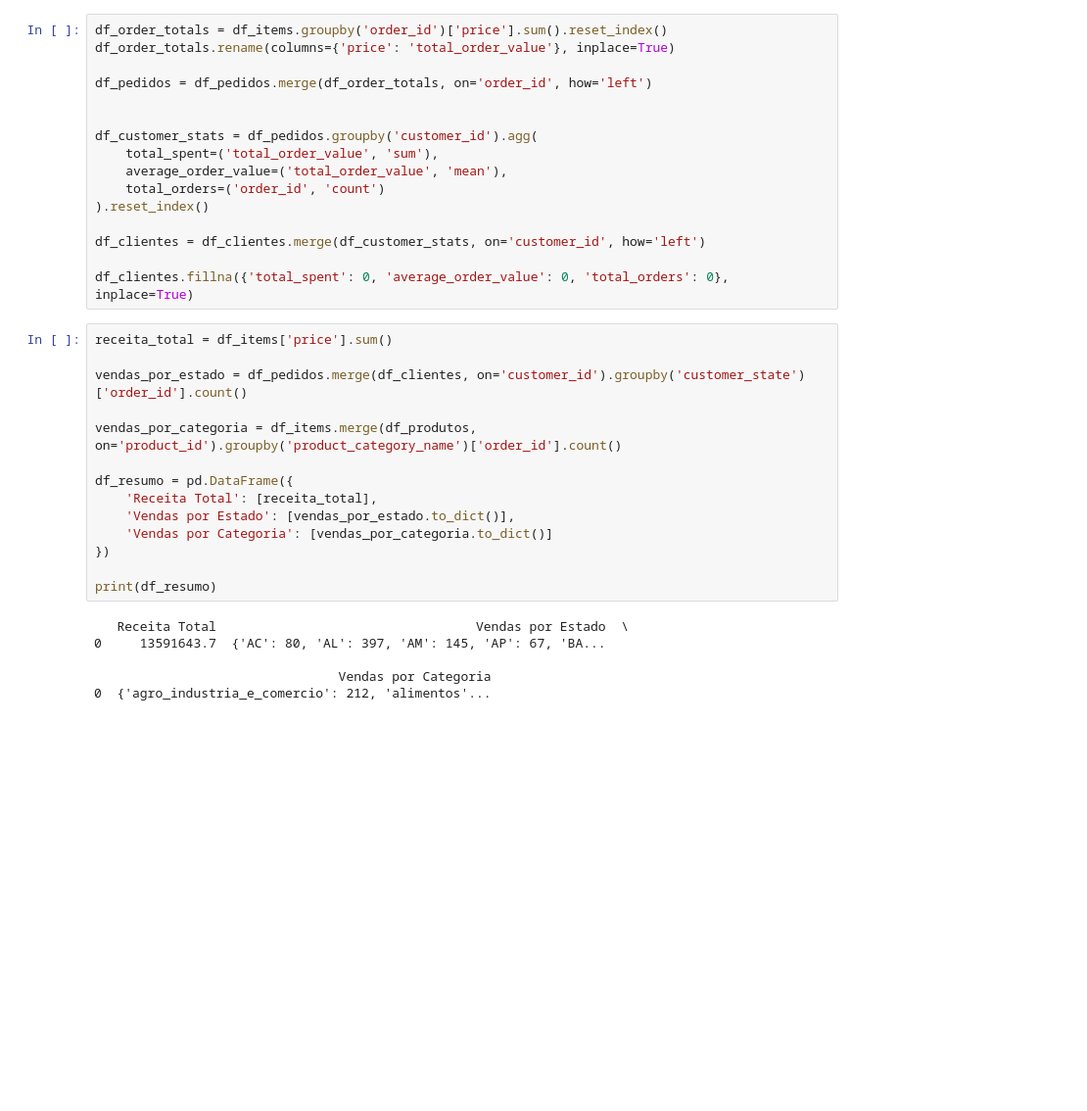
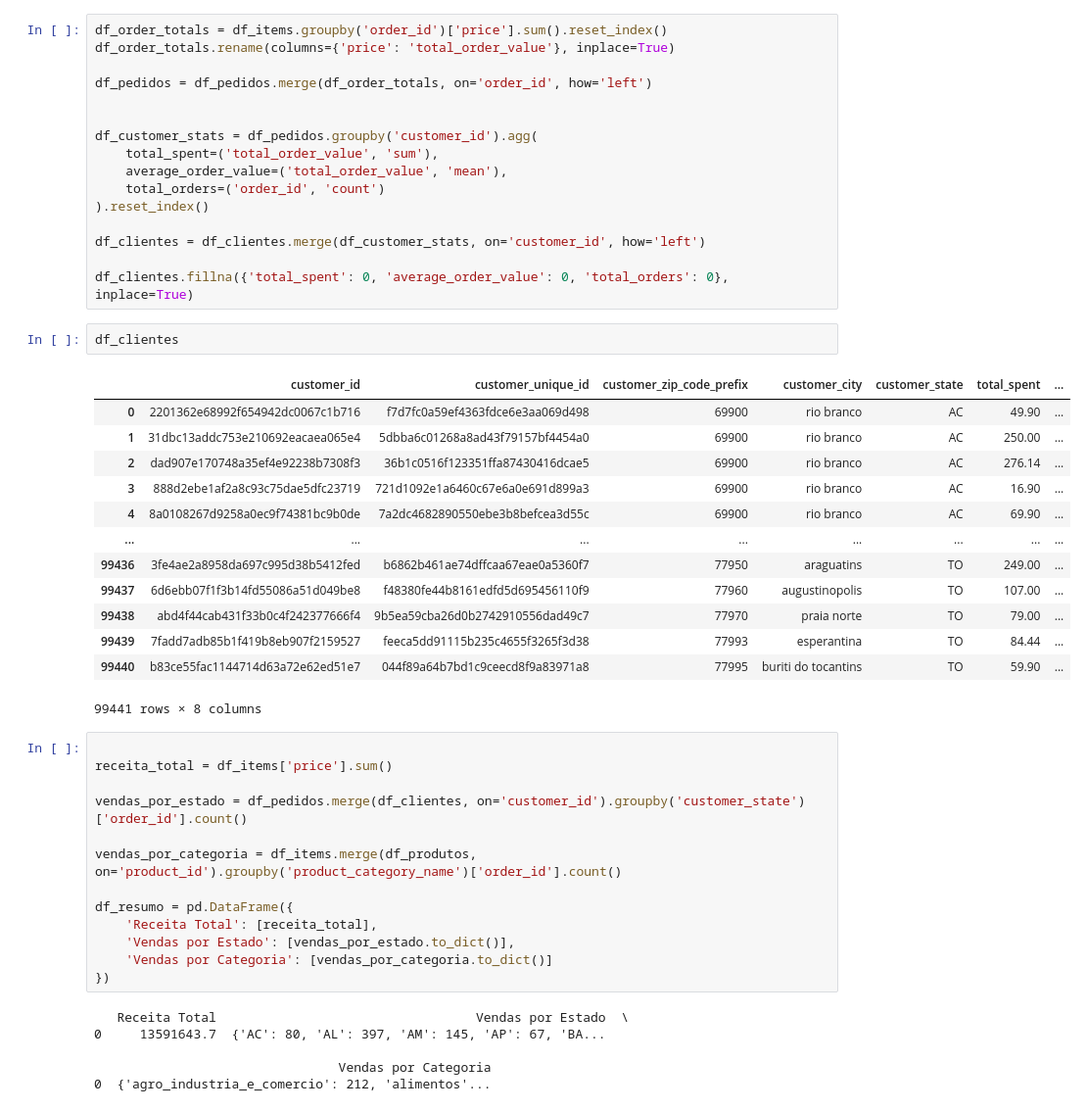
Before and after one commit to chicuti99/etl-ecommerce-brasil, a Jupyter notebook: Notebook_Amentoria.ipynb, the cells around one changed output. Shown at 98% size. Saved outputs shown, nothing was run; the diff lists cells and outputs as text; blank space fills up the shorter version.

```diff
--- a/Notebook_Amentoria.ipynb
+++ b/Notebook_Amentoria.ipynb
@@ -108,7 +124,24 @@ df_customer_stats = df_pedidos.groupby('customer_id').agg(
 df_clientes = df_clientes.merge(df_customer_stats, on='customer_id', how='left')
 
 df_clientes.fillna({'total_spent': 0, 'average_order_value': 0, 'total_orders': 0}, inplace=True)
+# %%
+df_clientes
+# %% [output]
+|  | customer_id | customer_unique_id | customer_zip_code_prefix | customer_city | customer_state | total_spent | ... |
+| 0 | 2201362e68992f654942dc0067c1b716 | f7d7fc0a59ef4363fdce6e3aa069d498 | 69900 | rio branco | AC | 49.90 | ... |
+| 1 | 31dbc13addc753e210692eacaea065e4 | 5dbba6c01268a8ad43f79157bf4454a0 | 69900 | rio branco | AC | 250.00 | ... |
+| 2 | dad907e170748a35ef4e92238b7308f3 | 36b1c0516f123351ffa87430416dcae5 | 69900 | rio branco | AC | 276.14 | ... |
+| 3 | 888d2ebe1af2a8c93c75dae5dfc23719 | 721d1092e1a6460c67e6a0e691d899a3 | 69900 | rio branco | AC | 16.90 | ... |
+| 4 | 8a0108267d9258a0ec9f74381bc9b0de | 7a2dc4682890550ebe3b8befcea3d55c | 69900 | rio branco | AC | 69.90 | ... |
+| ... | ... | ... | ... | ... | ... | ... | ... |
+| 99436 | 3fe4ae2a8958da697c995d38b5412fed | b6862b461ae74dffcaa67eae0a5360f7 | 77950 | araguatins | TO | 249.00 | ... |
+| 99437 | 6d6ebb07f1f3b14fd55086a51d049be8 | f48380fe44b8161edfd5d695456110f9 | 77960 | augustinopolis | TO | 107.00 | ... |
+| 99438 | abd4f44cab431f33b0c4f242377666f4 | 9b5ea59cba26d0b2742910556dad49c7 | 77970 | praia norte | TO | 79.00 | ... |
+| 99439 | 7fadd7adb85b1f419b8eb907f2159527 | feeca5dd91115b235c4655f3265f3d38 | 77993 | esperantina | TO | 84.44 | ... |
+| 99440 | b83ce55fac1144714d63a72e62ed51e7 | 044f89a64b7bd1c9ceecd8f9a83971a8 | 77995 | buriti do tocantins | TO | 59.90 | ... |
+99441 rows × 8 columns
 # %%
+
 receita_total = df_items['price'].sum()
 
 vendas_por_estado = df_pedidos.merge(df_clientes, on='customer_id').groupby('customer_state')['order_id'].count()
@@ -120,8 +153,6 @@ df_resumo = pd.DataFrame({
     'Vendas por Estado': [vendas_por_estado.to_dict()],
     'Vendas por Categoria': [vendas_por_categoria.to_dict()]
 })
-
-print(df_resumo)
 # %% [output]
    Receita Total                                  Vendas por Estado  \
 0     13591643.7  {'AC': 80, 'AL': 397, 'AM': 145, 'AP': 67, 'BA...
```
Also changed, not shown: parts of 12 cells of this notebook, 4 other files.
